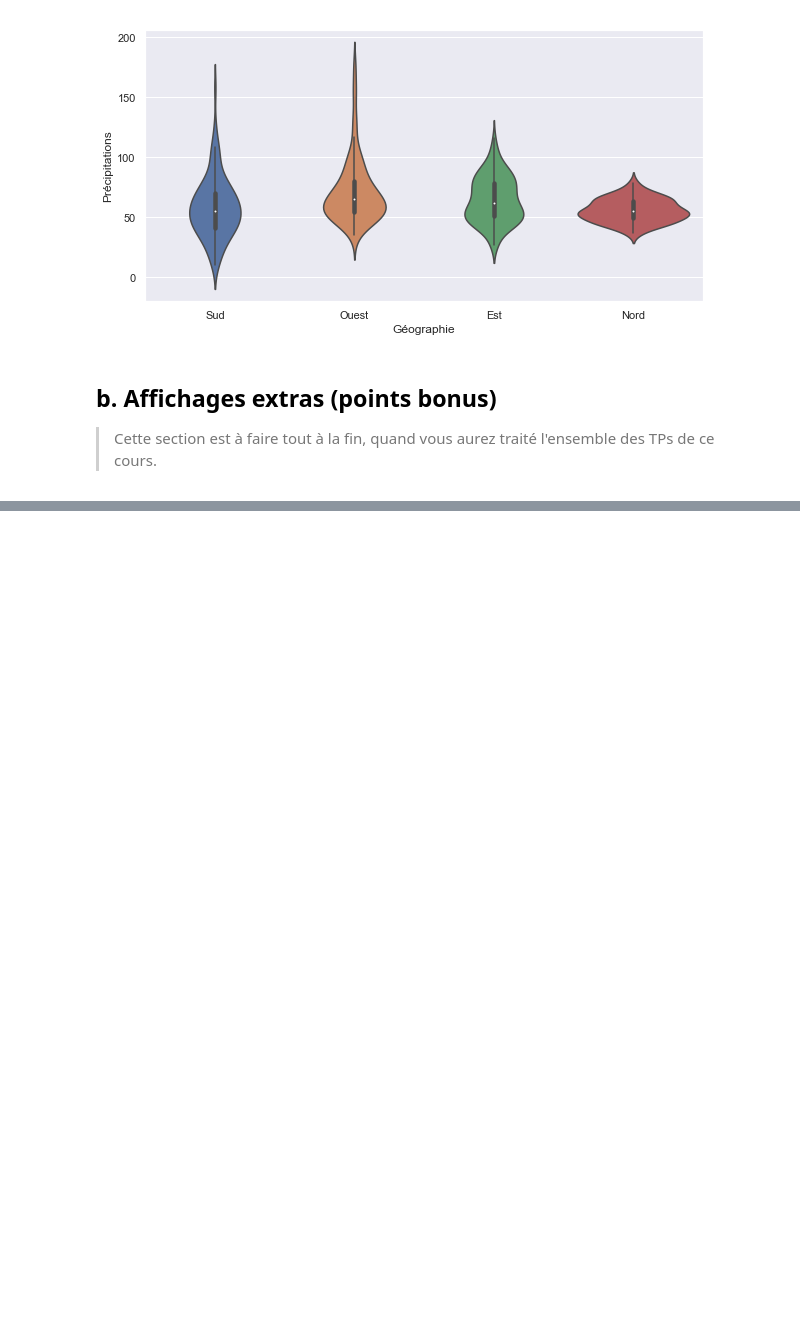
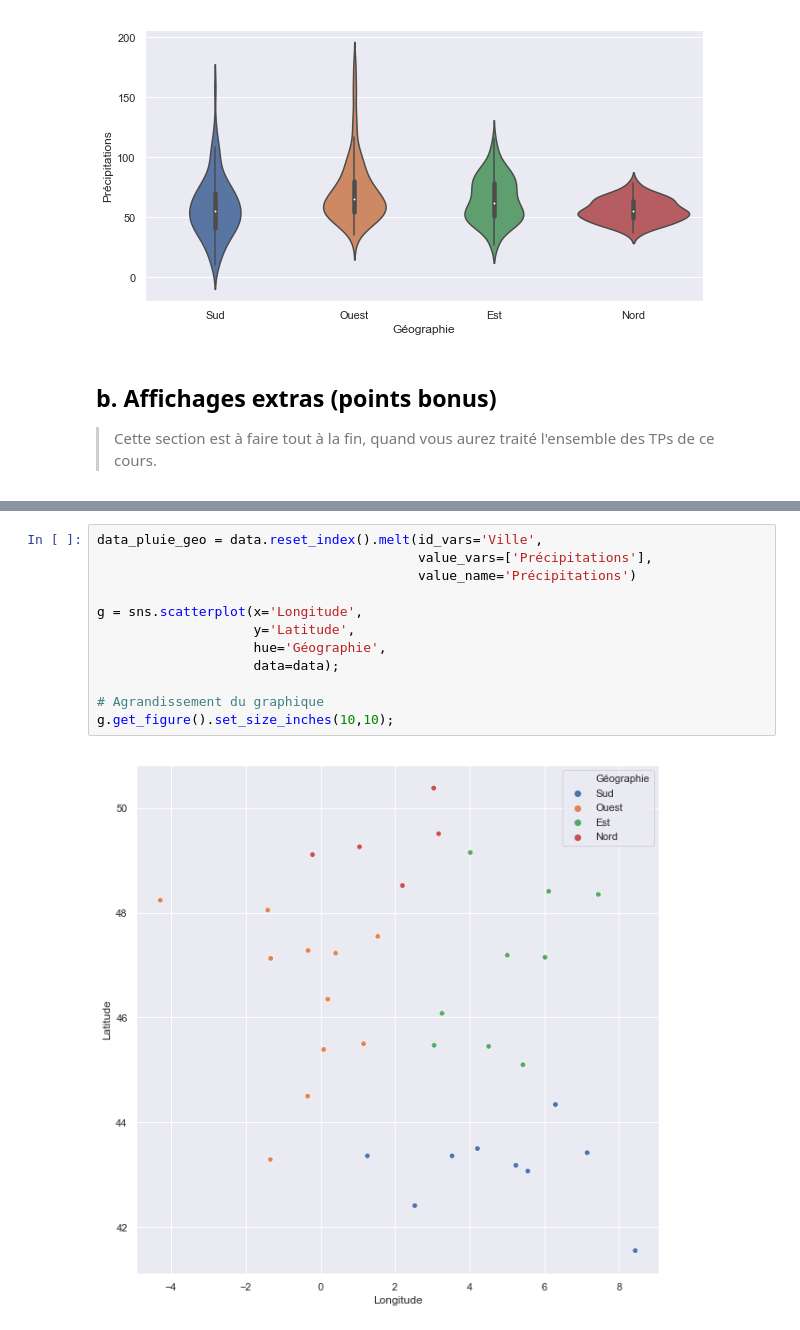
Before and after one commit to campusplage/compte-rendus-randrianjanahary_pla-comes, a Jupyter notebook: TP1_pandas.ipynb, the cells around one changed output, grey strips where cells are left out. Saved outputs shown, nothing was run; the diff lists cells and outputs as text; blank space fills up the shorter version.

```diff
--- a/TP1_pandas.ipynb
+++ b/TP1_pandas.ipynb
@@ -551,0 +578,14 @@ Ci-dessous, un exemple, mais soyez créatifs !!
+# %%
+data_pluie_geo = data.reset_index().melt(id_vars='Ville',
+                                         value_vars=['Précipitations'],
+                                         value_name='Précipitations')
+
+g = sns.scatterplot(x='Longitude',
+                    y='Latitude',
+                    hue='Géographie',
+                    data=data);
+
+# Agrandissement du graphique
+g.get_figure().set_size_inches(10,10);
+# %% [output]
+[figure, added]
```
Also changed, not shown: parts of 2 cells of this notebook.
